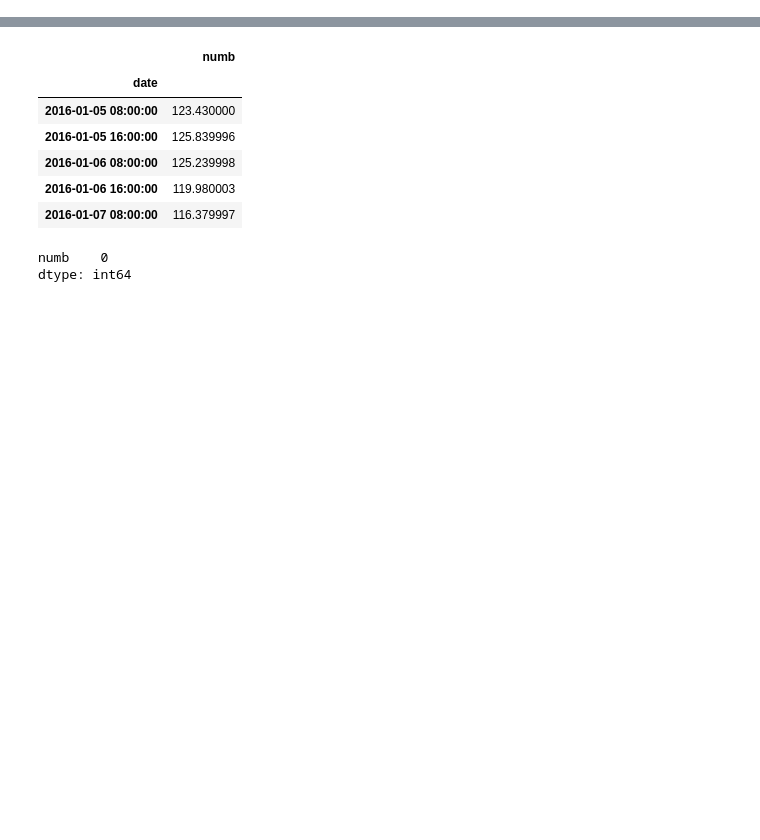
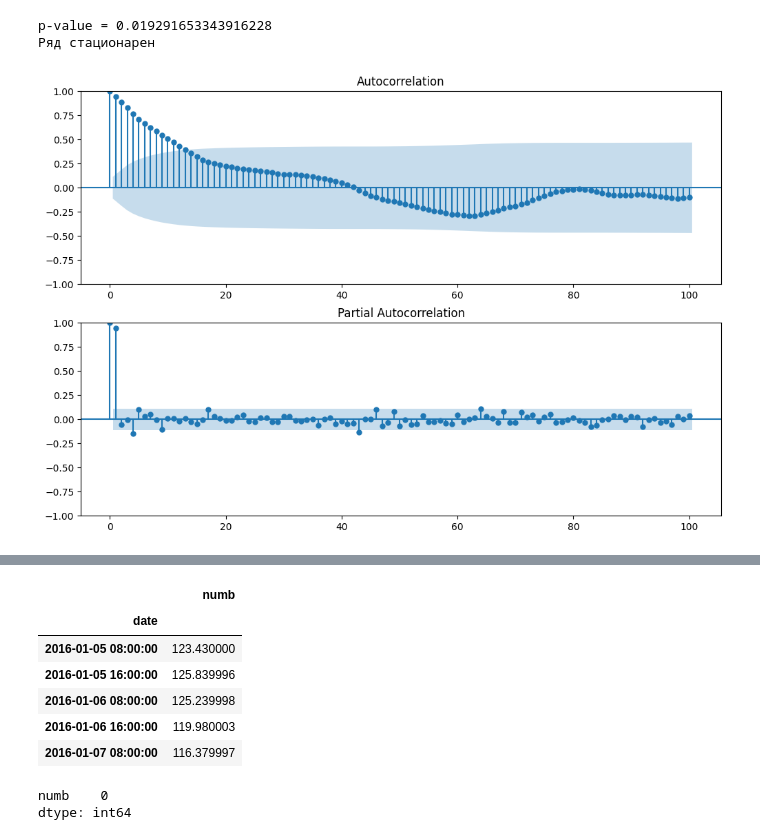
Before and after one commit to KseniaKotova/TMSds, a Jupyter notebook: W41/HW.ipynb, the cells around one changed output, grey strips where cells are left out. Drawn from its saved outputs; the diff is of its cells as text; code cells hidden in the pictures; blank space fills up the shorter version.

```diff
--- a/W41/HW.ipynb
+++ b/W41/HW.ipynb
@@ -11,0 +69,18 @@ from statsmodels.tsa.api import ExponentialSmoothing
+# %%
+adf_test = adfuller(data_all)
+print(f'p-value = {adf_test[1]}')
+if adf_test[1] < 0.05:
+    print('Ряд стационарен')
+else:
+    print('Ряд не стационарен')
+# %% [output]
+p-value = 0.019291653343916228
+Ряд стационарен
+# %%
+fig, (ax1, ax2) = plt.subplots(2, 1, figsize=(12, 8))
+
+sm.graphics.tsa.plot_acf(data_all, ax=ax1, lags=100)
+sm.graphics.tsa.plot_pacf(data_all, ax=ax2, lags=100)
+plt.show()
+# %% [output]
+[figure, added]
```
Also changed, not shown: parts of 30 cells of this notebook.
